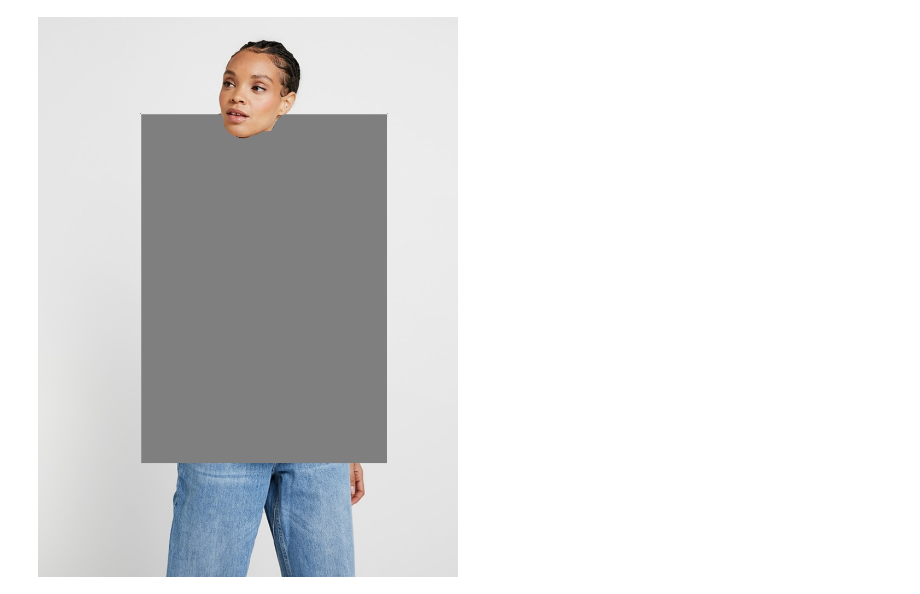
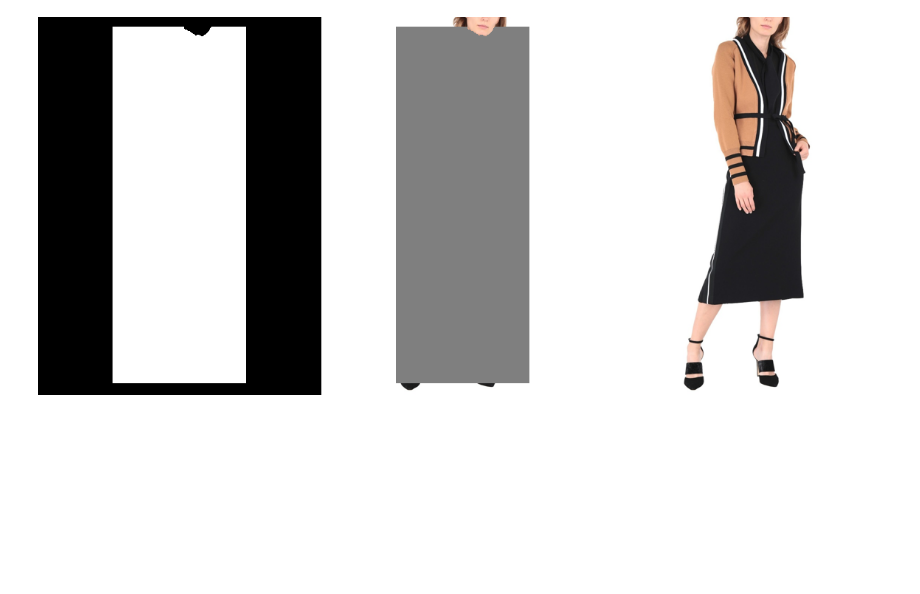
Before and after one commit to hosjiu1702/H-engine, a Jupyter notebook: notebooks/maskv2_test.ipynb, the cells around one changed output. Drawn from its saved outputs; the diff is of its cells as text; code cells hidden in the pictures; blank space fills up the shorter version.

```diff
--- a/notebooks/maskv2_test.ipynb
+++ b/notebooks/maskv2_test.ipynb
@@ -27,15 +39,15 @@ Image.fromarray(out)
 # %%
-mask = Image.open('../datasets/vitonhd/train/agnostic-mask-v2/00113_00.jpg')
+# mask = Image.open('../datasets/vitonhd/train/agnostic-mask-v2/00113_00.jpg')
 
-mask_np = np.array(mask)
-mask_np = np.stack([mask_np] * 3)
-mask_np = rearrange(mask_np, 'c h w -> h w c')
-img_np = np.array(img)
-masked_img_np = np.where(mask_np, np.ones_like(mask_np) * 127, img_np)
-Image.fromarray(masked_img_np)
+# mask_np = np.array(mask)
+# mask_np = np.stack([mask_np] * 3)
+# mask_np = rearrange(mask_np, 'c h w -> h w c')
+# img_np = np.array(img)
+# masked_img_np = np.where(mask_np, np.ones_like(mask_np) * 127, img_np)
+# Image.fromarray(masked_img_np)
-# %% [output]
-[figure, removed]
 # %%
-# from diffusers.utils import make_image_grid
+from diffusers.utils import make_image_grid
 
-# make_image_grid([mask, Image.fromarray(out), masked_img], 1, 3)
+make_image_grid([mask, Image.fromarray(out), img], 1, 3)
+# %% [output]
+[figure, added]
```
Also changed, not shown: parts of 5 cells of this notebook.
